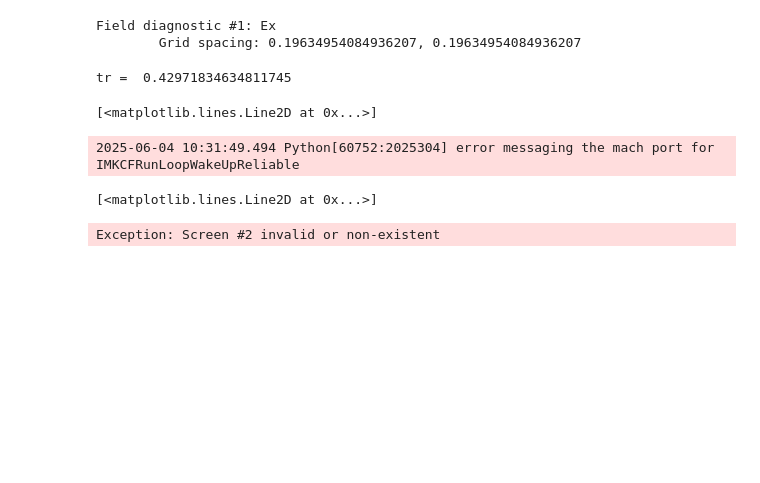
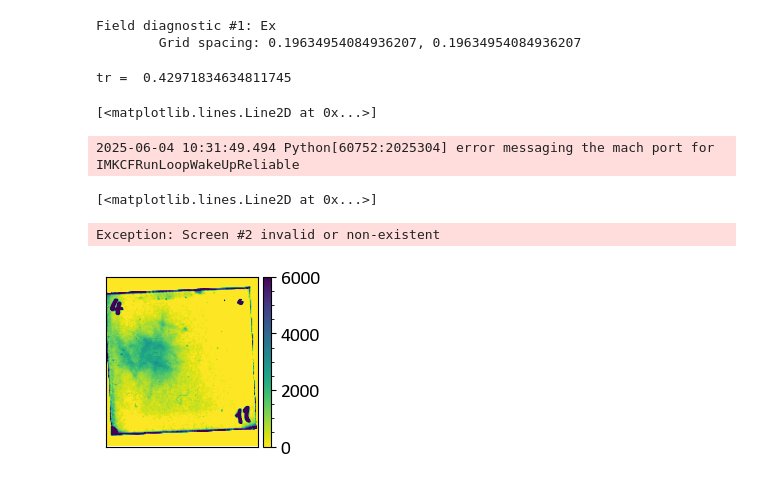
Before and after one commit to weipengyao/scripts, a Jupyter notebook: ELI_E5_Xray_2025.ipynb, the cells around one changed output. Drawn from its saved outputs; the diff is of its cells as text; code cells hidden in the pictures; blank space fills up the shorter version.

```diff
--- a/ELI_E5_Xray_2025.ipynb
+++ b/ELI_E5_Xray_2025.ipynb
@@ -1161,3 +1268,64 @@ es_p2 = S2.Screen(screen_num, units=['fs','um','1/cm^3','MeV'],
 happi.multiPlot(es_p0, es_p1, es_p2, skipAnimation=True)
 # %% [output]
 Exception: Screen #2 invalid or non-existent
+# %%
+from PIL import Image
+
+dir = '/Users/yao/Nextcloud/PROJECTS/ELI/Xray-April2025/Data_ELI_E5_Xray_2025/'
+im0 = Image.open(dir+'RCF_23042025_03_just_layer11_bkg_removed.tif')
+im1 = Image.open(dir+'RCF_24042025_16_just_layer11_bkg_removed.tif')
+
+imarray0 = np.array(im0)
+imarray1 = np.array(im1)
+# %%
+from mpl_toolkits.axes_grid1 import make_axes_locatable
+
+
+width  = 3.487
+height = width / 1.618 #* 1.5
+
+fig, ax = plt.subplots()
+fig.subplots_adjust(left=.15, bottom=.16, right=.99, top=.97)
+divider = make_axes_locatable(ax)
+cax = divider.append_axes('right', size='5%', pad=0.05)
+
+yekin = ax.imshow(
+                #   imarray0_OD_bg,#/np.max(imarray2),
+                  # np.flipud(imarray0),
+                  np.flipud(np.fliplr(imarray1)),
+    # np.log10(imarray0_OD_bg/np.max(imarray2_OD_bg)),
+       #     cmap='magma',
+                #   cmap=newcmap,
+                  cmap='viridis_r',
+           origin='lower',
+           # extent=[-6, 6, -6, 6],
+           vmin=0,
+           vmax=6000,
+           aspect='equal',
+          )
+cbar = fig.colorbar(yekin, cax=cax)
+cbar.minorticks_on()
+# cbar.cmap.set_under('white')
+# cbar.set_ticks([0.94, 0.96, 0.98, 1.00])
+# cbar.set_ticks([0.94, 0.95, 0.96])
+# ax.set_xlim(-6,6)
+ax.set_xticks([ ])
+ax.set_yticks([ ])
+
+# ax.get_xaxis().set_visible(False)
+# ax.get_yaxis().set_visible(False)
+# ax.axis('off')
+# plt.axis('off')
+# ax.set_ylim(-6,6)
+# ax.set_yticks([ ])
+# ax.set_xlabel(r'x ($\mu$m)')
+# ax.set_ylabel(r'y ($\mu$m)')
+# ax.set_title('Shot 257 (50 nm)', fontsize=16)
+# ax.set_title('Shot 256 (10 nm)', fontsize=16)
+# ax.set_title('Shot 82 (Calib.)', fontsize=16)
+# ax.grid(linestyle='--',color='grey',alpha=0.5)
+fig.set_size_inches(width, height)
+fig.tight_layout()
+fig.savefig('/Users/yao/Desktop/RCF_24042025_16_just_layer11_bkg_removed.pdf', dpi=600, bbox_inches='tight')
+# %% [output]
+[figure, added]
```
Also changed, not shown: parts of 10 cells of this notebook, 3 other files.
